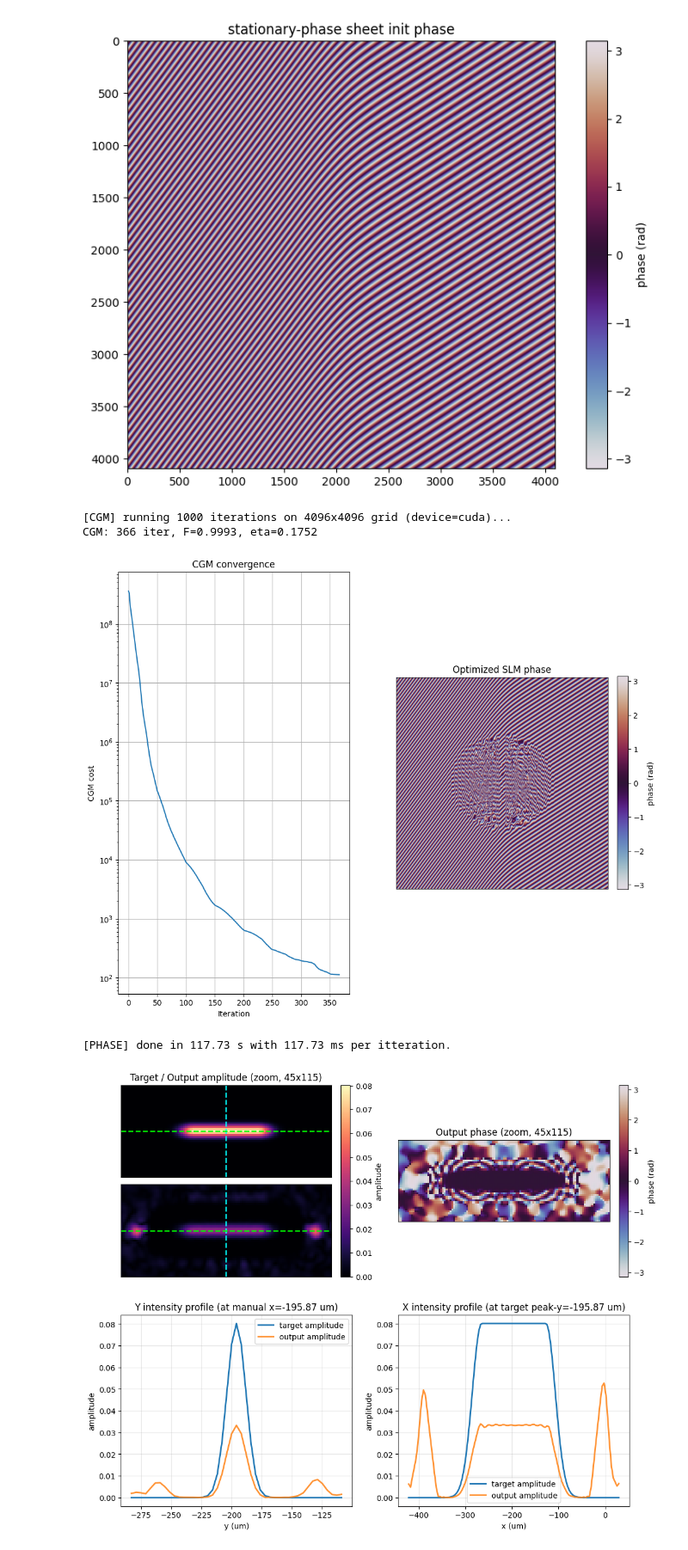
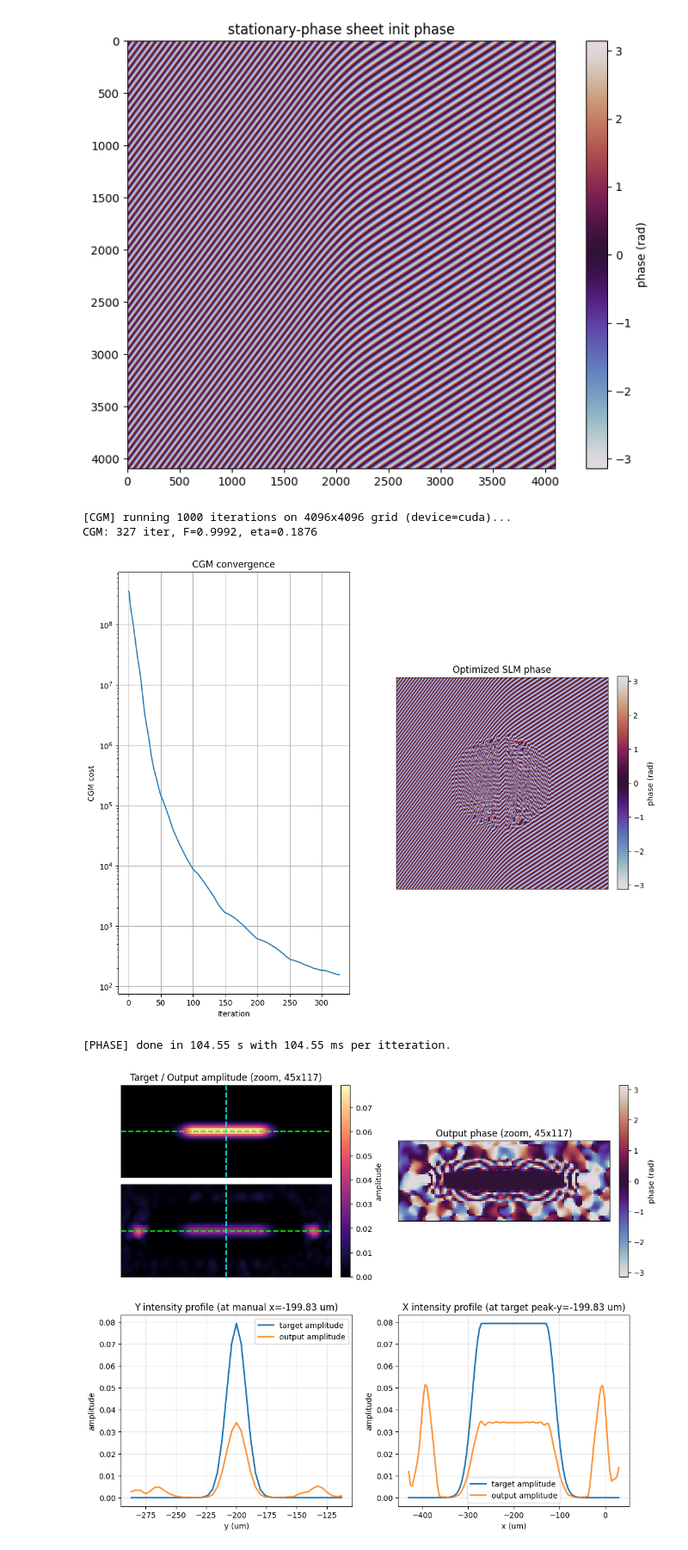
Before and after one commit to ChanceSiyuan/SLMengineer, a Jupyter notebook: scripts/sheet/testfile_sheet.ipynb, the cells around one changed output. Shown at 86% size. Saved outputs shown, nothing was run; the diff lists cells and outputs as text; code cells hidden in the pictures.

```diff
--- a/scripts/sheet/testfile_sheet.ipynb
+++ b/scripts/sheet/testfile_sheet.ipynb
@@ -18,13 +18,15 @@ from slm import imgpy
 from slm.targets import mask_from_target
 # %%
 
-sheet_flat_width_um     = float(138.50)   # ~35 focal px @ 3.957 um/px
-sheet_gaussian_sigma_um = float(7.91)     # ~2  focal px
-sheet_edge_sigma_um     = float(19.78)    # ~5  focal px
+sheet_flat_width_um     = float(140)   # ~35 focal px @ 3.957 um/px
+sheet_gaussian_sigma_um = float(8)     # ~2  focal px
+sheet_edge_sigma_um     = float(20)    # ~5  focal px
 sheet_angle             = 0
 # Target is shifted diagonally from the zero-order so the first-order
 # does not overlap with the undiffracted beam at grid centre.
-target_shift_um         = float(197.85)   # ~50 focal px
+target_shift_xum         = float(200)   # ~50 focal px
+target_shift_yum         = float(200)   # ~50 focal px
+
 
 cgm_steepness      = int(9)
 cgm_max_iterations = int(1000)
@@ -55,12 +57,13 @@ print(f"SLM native:   ({H}, {W})")
 sheet_flat_width     = sheet_flat_width_um     / SLM.Focalpitchx
 sheet_gaussian_sigma = sheet_gaussian_sigma_um / SLM.Focalpitchx
 sheet_edge_sigma     = sheet_edge_sigma_um     / SLM.Focalpitchx
-target_shift_fpx     = target_shift_um   / SLM.Focalpitchx
+target_shift_xfpx     = target_shift_xum   / SLM.Focalpitchx
+target_shift_yfpx     = target_shift_yum   / SLM.Focalpitchy
 print(
     f"[CONVERT um -> px] flat_width={sheet_flat_width:.2f} "
     f"gauss_sigma={sheet_gaussian_sigma:.2f} "
     f"edge_sigma={sheet_edge_sigma:.2f} "
-    f"target_shift_fpx={target_shift_fpx}"
+    f"target_shift_fpx={target_shift_xfpx}"
 )
 # %% [output]
 Focal pixelpitch: [3.9570312499999996, 3.9570312499999996]
@@ -73,9 +76,10 @@ SLM native:   (1024, 1272)
 # --- 2. Generate light-sheet target on the 4096 computation grid ---
 # Place target at a shifted position so it doesn't overlap with the
 # zero-order beam (which is fixed at grid center).
+# (row, col), corresponding to y,x repectively
 target_center = (
-    round((SLM.ImgResY - 1) / 2.0 - target_shift_fpx),
-    round((SLM.ImgResX - 1) / 2.0 - target_shift_fpx),
+    round((SLM.ImgResY - 1) / 2.0 - target_shift_yfpx),
+    round((SLM.ImgResX - 1) / 2.0 - target_shift_xfpx)
 )
 targetAmp = SLM.light_sheet_target(
     flat_width=sheet_flat_width,
@@ -165,9 +169,9 @@ per_iter_ms = cgm_wall_time / max(cgm_max_iterations, 1) * 1000
 print(f"[PHASE] done in {cgm_wall_time:.2f} s with {per_iter_ms:.2f} ms per itteration.")
 # %% [output]
 [CGM] running 1000 iterations on 4096x4096 grid (device=cuda)...
-CGM: 366 iter, F=0.9993, eta=0.1752
+CGM: 327 iter, F=0.9992, eta=0.1876
-[figure, old version]
+[figure, new version]
-[PHASE] done in 117.73 s with 117.73 ms per itteration.
+[PHASE] done in 104.55 s with 104.55 ms per itteration.
 # %%
 # Post processing data
 phase_np = SLM_Phase.cpu().clone().numpy()
@@ -181,8 +185,8 @@ out_phase = np.angle(out)
 target_amp = np.abs(target_out)
 
 # Manual position for a vertical cross-section (in um)
-x_manual_um = -target_shift_um
-y_manual_um = -target_shift_um
+x_manual_um = - target_shift_xum
+y_manual_um = - target_shift_yum
 
 # ROI is detected from target amplitude support (5% peak threshold)
 peak = np.max(target_amp)
@@ -256,34 +260,34 @@ ax0_top.set_yticks([])
 ax0_bot.set_xticks([])
 ax0_bot.set_yticks([])
 fig.colorbar(im2_bot, ax=[ax0_top, ax0_bot], fraction=0.05, pad=0.04, label="amplitude")
 
 im1 = ax1.imshow(out_phase_zoom, cmap="twilight", extent=extent_um)
 ax1.set_title(f"Output phase (zoom, {zoom_shape[0]}x{zoom_shape[1]})")
 ax1.set_xticks([])
 ax1.set_yticks([])
 fig.colorbar(im1, ax=ax1, fraction=0.046, pad=0.04, label="phase (rad)")
 
 ax2.plot(y_um, target_y_profile, label="target amplitude", linewidth=2)
 ax2.plot(y_um, out_y_profile, label="output amplitude", linewidth=2, alpha=0.85)
 ax2.set_title(f"Y intensity profile (at manual x={x_selected_um:.2f} um)")
 ax2.set_xlabel("y (um)")
 ax2.set_ylabel("amplitude")
 ax2.grid(alpha=0.3)
 ax2.legend()
 
 ax3.plot(x_um, target_x_profile, label="target amplitude", linewidth=2)
 ax3.plot(x_um, out_x_profile, label="output amplitude", linewidth=2, alpha=0.85)
 ax3.set_title(f"X intensity profile (at target peak-y={y_selected_um:.2f} um)")
 ax3.set_xlabel("x (um)")
 ax3.set_ylabel("amplitude")
 ax3.grid(alpha=0.3)
 ax3.legend()
 
 # fig.tight_layout()
 plt.show()
 plt.close(fig)
 # %% [output]
-[figure, old version]
+[figure, new version]
 # %%
 
 SLM_screen_raw = SLM.phase_to_screen(phase_wrapped)
```
Also changed, not shown: parts of 5 cells of this notebook, 5 other files.
